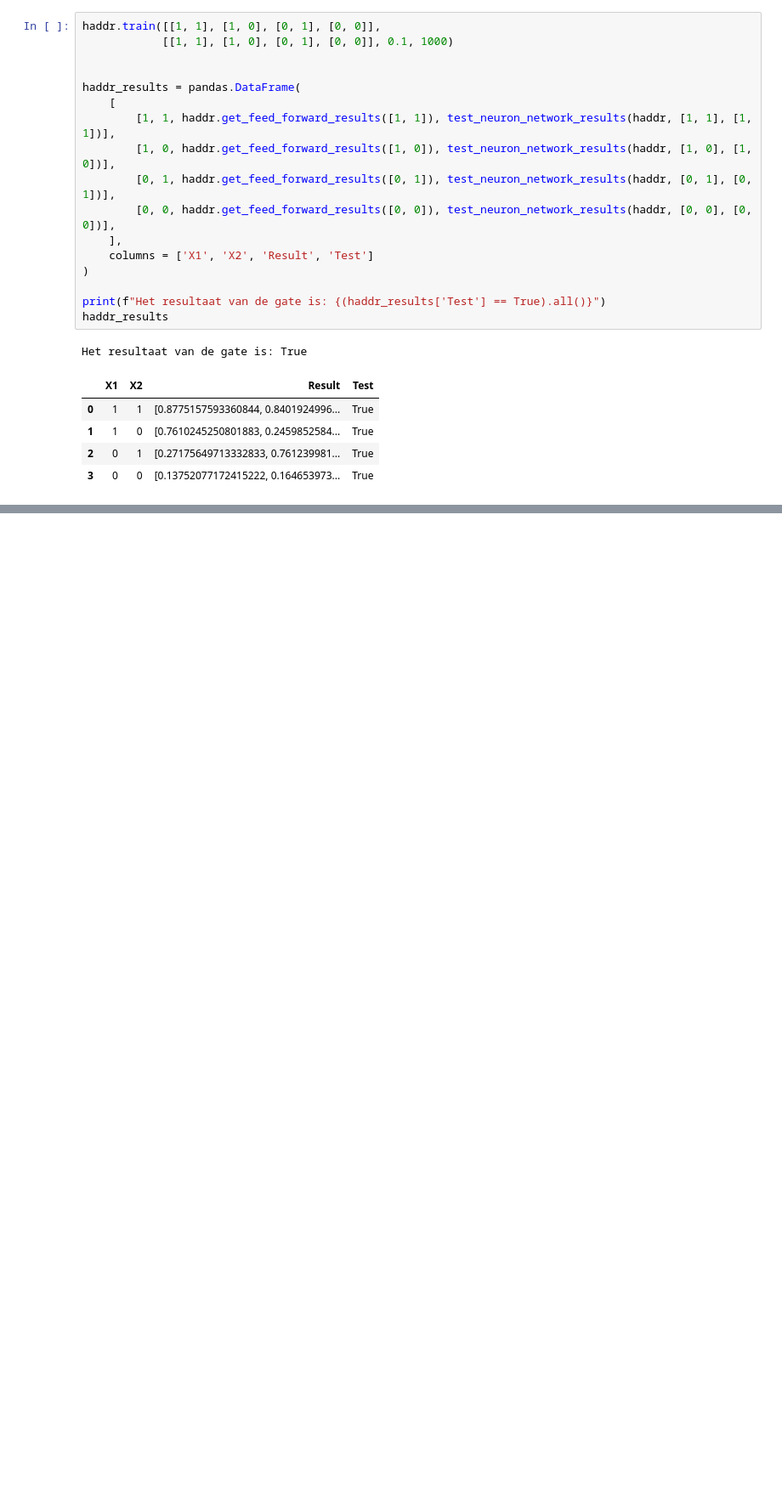
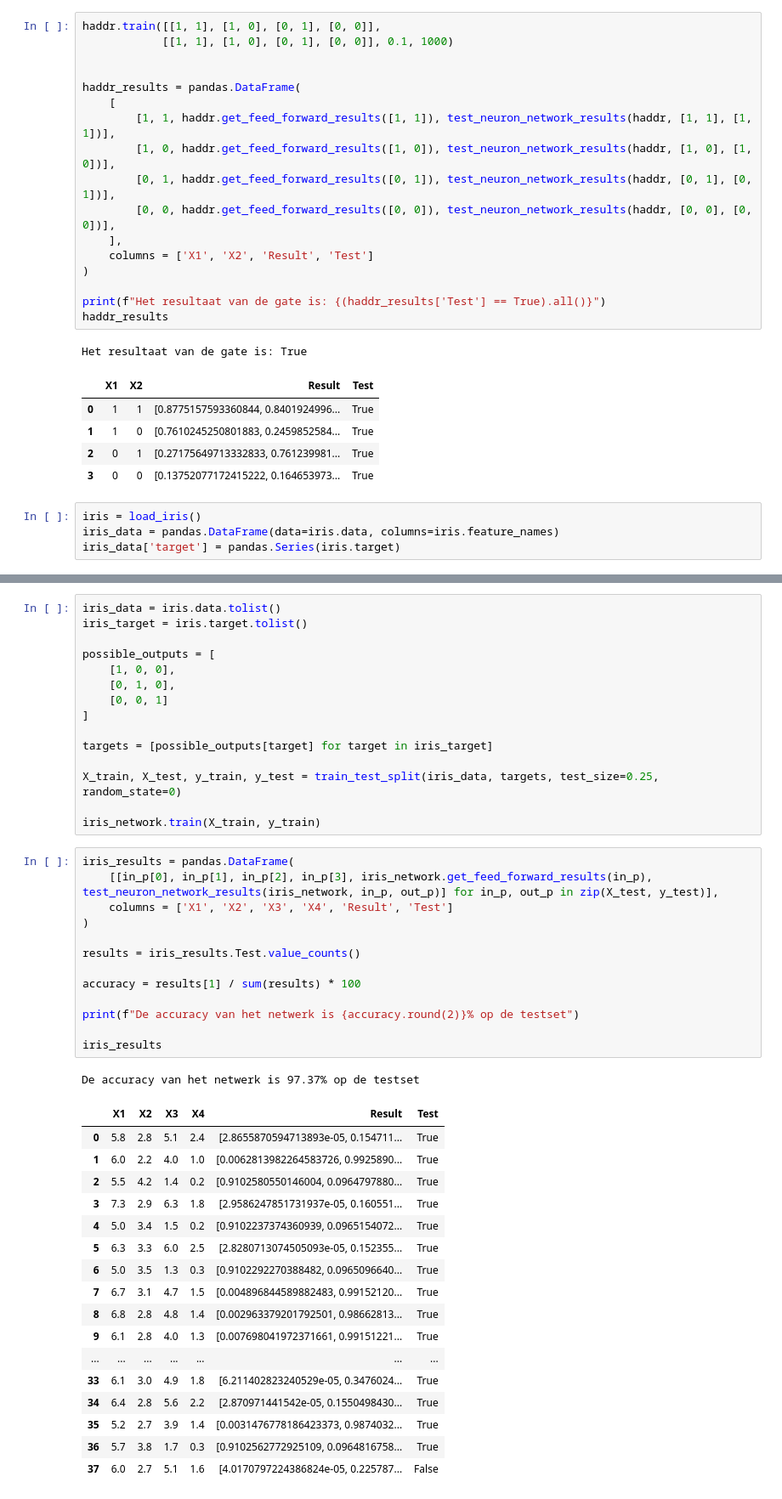
Before and after one commit to NickAndringa/ML_assignments, a Jupyter notebook: P4.ipynb, the cells around one changed output, grey strips where cells are left out. Shown at 85% size. Cells and saved outputs as stored; diff of their text form; blank space fills up the shorter version.

```diff
--- a/P4.ipynb
+++ b/P4.ipynb
@@ -115,3 +120,7 @@ Het resultaat van de gate is: True
 | 1 | 1 | 0 | [0.7610245250801883, 0.2459852584... | True |
 | 2 | 0 | 1 | [0.27175649713332833, 0.761239981... | True |
 | 3 | 0 | 0 | [0.13752077172415222, 0.164653973... | True |
+# %%
+iris = load_iris()
+iris_data = pandas.DataFrame(data=iris.data, columns=iris.feature_names)
+iris_data['target'] = pandas.Series(iris.target)
@@ -117,0 +148,47 @@ Het resultaat van de gate is: True
+# %%
+iris_data = iris.data.tolist()
+iris_target = iris.target.tolist()
+
+possible_outputs = [
+    [1, 0, 0],
+    [0, 1, 0],
+    [0, 0, 1]
+]
+
+targets = [possible_outputs[target] for target in iris_target]
+
+X_train, X_test, y_train, y_test = train_test_split(iris_data, targets, test_size=0.25, random_state=0)
+
+iris_network.train(X_train, y_train)
+# %%
+iris_results = pandas.DataFrame(
+    [[in_p[0], in_p[1], in_p[2], in_p[3], iris_network.get_feed_forward_results(in_p), test_neuron_network_results(iris_network, in_p, out_p)] for in_p, out_p in zip(X_test, y_test)],
+    columns = ['X1', 'X2', 'X3', 'X4', 'Result', 'Test']
+)
+
+results = iris_results.Test.value_counts()
+
+accuracy = results[1] / sum(results) * 100
+
+print(f"De accuracy van het netwerk is {accuracy.round(2)}% op de testset")
+
+iris_results
+# %% [output]
+De accuracy van het netwerk is 97.37% op de testset
+|  | X1 | X2 | X3 | X4 | Result | Test |
+| 0 | 5.8 | 2.8 | 5.1 | 2.4 | [2.8655870594713893e-05, 0.154711... | True |
+| 1 | 6.0 | 2.2 | 4.0 | 1.0 | [0.0062813982264583726, 0.9925890... | True |
+| 2 | 5.5 | 4.2 | 1.4 | 0.2 | [0.9102580550146004, 0.0964797880... | True |
+| 3 | 7.3 | 2.9 | 6.3 | 1.8 | [2.9586247851731937e-05, 0.160551... | True |
+| 4 | 5.0 | 3.4 | 1.5 | 0.2 | [0.9102237374360939, 0.0965154072... | True |
+| 5 | 6.3 | 3.3 | 6.0 | 2.5 | [2.8280713074505093e-05, 0.152355... | True |
+| 6 | 5.0 | 3.5 | 1.3 | 0.3 | [0.9102292270388482, 0.0965096640... | True |
+| 7 | 6.7 | 3.1 | 4.7 | 1.5 | [0.004896844589882483, 0.99152120... | True |
+| 8 | 6.8 | 2.8 | 4.8 | 1.4 | [0.002963379201792501, 0.98662813... | True |
+| 9 | 6.1 | 2.8 | 4.0 | 1.3 | [0.007698041972371661, 0.99151221... | True |
+| ... | ... | ... | ... | ... | ... | ... |
+| 33 | 6.1 | 3.0 | 4.9 | 1.8 | [6.211402823240529e-05, 0.3476024... | True |
+| 34 | 6.4 | 2.8 | 5.6 | 2.2 | [2.870971441542e-05, 0.1550498430... | True |
+| 35 | 5.2 | 2.7 | 3.9 | 1.4 | [0.0031476778186423373, 0.9874032... | True |
+| 36 | 5.7 | 3.8 | 1.7 | 0.3 | [0.9102562772925109, 0.0964816758... | True |
+| 37 | 6.0 | 2.7 | 5.1 | 1.6 | [4.0170797224386824e-05, 0.225787... | False |
```
Also changed, not shown: parts of 7 cells of this notebook, 5 other files.
